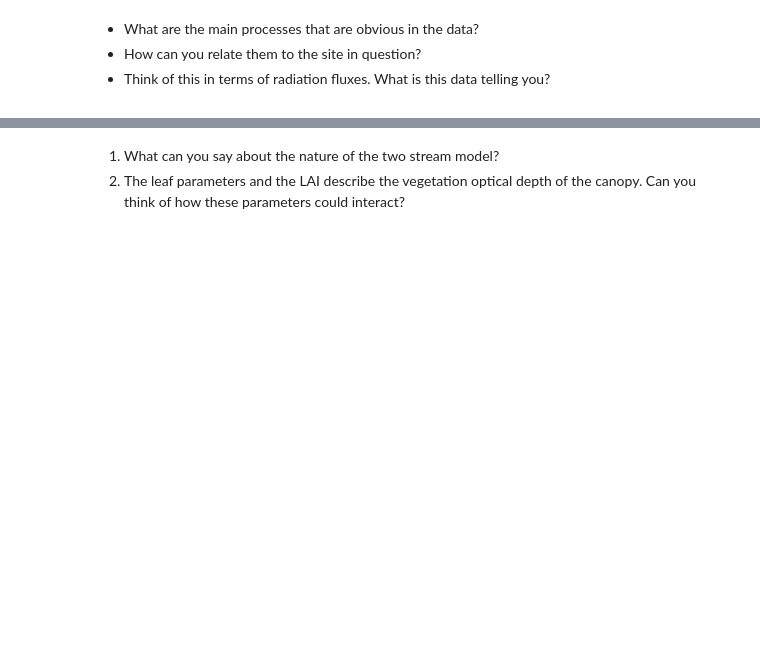
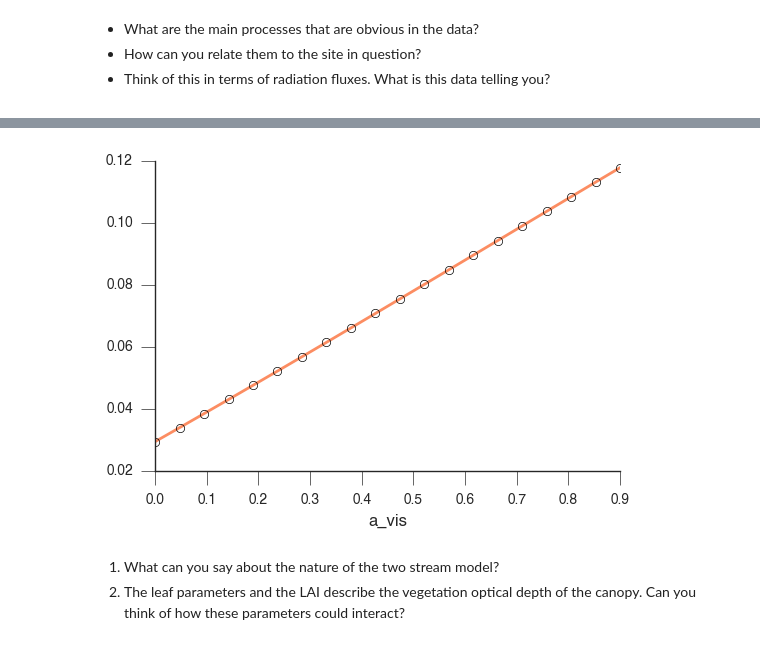
Before and after one commit to jgomezdans/two_stream, a Jupyter notebook: eoldas_tip_practical.ipynb, the cells around one changed output, grey strips where cells are left out. Saved outputs shown, nothing was run; the diff lists cells and outputs as text; code cells hidden in the pictures; blank space fills up the shorter version.

```diff
--- a/eoldas_tip_practical.ipynb
+++ b/eoldas_tip_practical.ipynb
@@ -123,3 +122,7 @@ visualise_twostream ( a_nir=True )
+# %%
+explore_twostream ( )
+# %% [output]
+[figure, added]
 # %% [markdown]
 <div class="question">
 <ol>
```
Also changed, not shown: parts of 11 cells of this notebook, 1 other file.
